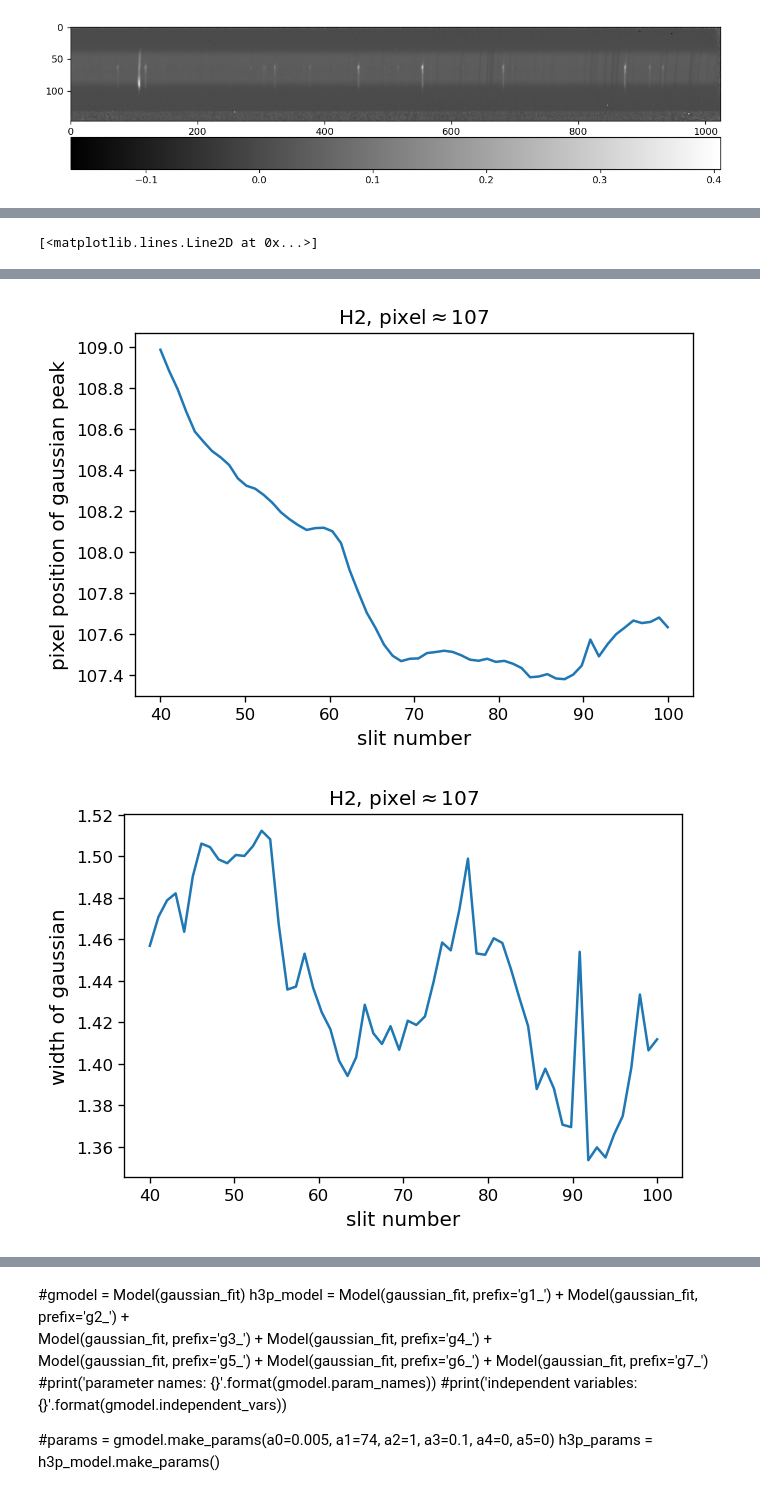
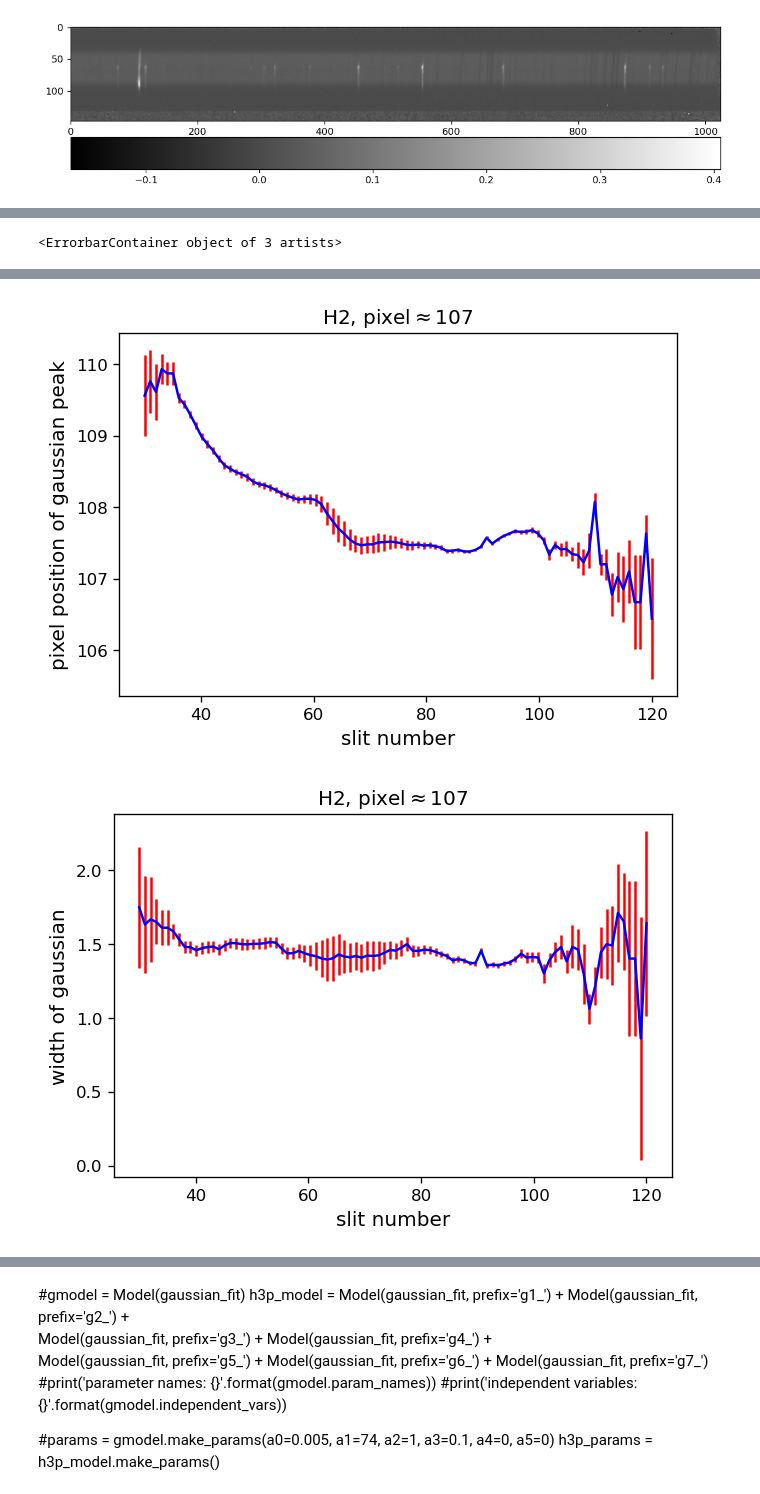
Before and after one commit to ruoyanwangdr/Dynamics-of-Jovian-Infrared-Auroral-Ionosphere-and-Thermosphere, a Jupyter notebook: h3p.ipynb, the cells around one changed output, grey strips where cells are left out. Cells and saved outputs as stored; diff of their text form; code cells hidden in the pictures.

Commit message:
Add errorbar and time converter

```diff
--- a/h3p.ipynb
+++ b/h3p.ipynb
@@ -148,62 +154,70 @@ plt.imshow(nirspec7_data_array[63-22], cmap='gist_gray')
 h2_model = Model(gaussian_fit)
 #print('parameter names: {}'.format(h2_model.param_names))
 #print('independent variables: {}'.format(h2_model.independent_vars))
-#print('-------------------------------------')
+
 
 # create parameters and add initial guess
 h2_params = h2_model.make_params()
-h2_params.add('a0', value=0.06)
+h2_params.add('a0', value=0.2)
 h2_params.add('a1', value=107)
 h2_params.add('a2', value=1)
 h2_params.add('a3', value=0)
 h2_params.add('a4', value=0)
 h2_params.add('a5', value=0)
 
+
 # create h2 lists for all slits
-h2_a0_all = []
-h2_a1_all = []
-h2_a2_all = []
-#h2_a3_all = []
-#h2_a4_all = []
-#h2_a5_all = []
+h2_a0 = []
+h2_a0_error = []
+h2_a1 = []
+h2_a1_error = []
+h2_a2 = []
+h2_a2_error = []
+
 
 # loop over all slits containing observed emission
 # and obtain fitting parameters of each slit
-# h2 emission ranges from approximately 40 to 100
-for i in range(100-40):
-    h2_all_result = h2_model.fit(sky_subtracted[i+40], h2_params, x=pixel)
-    h2_a0_all.append(h2_all_result.best_values.get('a0'))
-    h2_a1_all.append(h2_all_result.best_values.get('a1'))
-    h2_a2_all.append(h2_all_result.best_values.get('a2'))
-    #h2_a3_all.append(h2_all_result.best_values.get('a3'))
-    #h2_a4_all.append(h2_all_result.best_values.get('a4'))
-    #h2_a5_all.append(h2_all_result.best_values.get('a5'))
-h2_a0_all_array = np.array(h2_a0_all)
-h2_a1_all_array = np.array(h2_a1_all)
-h2_a2_all_array = np.array(h2_a2_all)
-#h2_a3_all_array = np.array(h2_a3_all)
-#h2_a4_all_array = np.array(h2_a4_all)
-#h2_a5_all_array = np.array(h2_a5_all)
+lower = 30
+upper = 120
+
+for i in range(lower, upper):
+    try:
+        h2_fit_result = h2_model.fit(sky_subtracted[i], h2_params, x=pixel)
+    except:
+        pass
+    h2_a0.append(h2_fit_result.params['a0'].value)
+    h2_a0_error.append(h2_fit_result.params['a0'].stderr)
+    h2_a1.append(h2_fit_result.params['a1'].value)
+    h2_a1_error.append(h2_fit_result.params['a1'].stderr)
+    h2_a2.append(h2_fit_result.params['a2'].value)
+    h2_a2_error.append(h2_fit_result.params['a2'].stderr)
+h2_a0_array = np.array(h2_a0)
+h2_a0_error_array = np.array(h2_a0_error)
+h2_a1_array = np.array(h2_a1)
+h2_a1_error_array = np.array(h2_a1_error)
+h2_a2_array = np.array(h2_a2)
+h2_a2_error_array = np.array(h2_a2_error)
+
 
 # plot computed fitting parameters against pixels
-h2_slit_number = np.linspace(40, 40+len(h2_a0_all_array), len(h2_a0_all_array))
+h2_slit_number = np.linspace(lower, lower+len(h2_a0_array), len(h2_a0_array))
 
 plt.figure(dpi=120)
 plt.title(r'H2, pixel$\approx$107')
 plt.xlabel('slit number', fontsize=12)
 plt.ylabel('height of gaussian', fontsize=12)
-plt.plot(h2_slit_number, h2_a0_all_array)
+plt.errorbar(h2_slit_number, h2_a0_array, yerr=h2_a0_error_array, ls='-', color='b', ecolor='r')
 
 plt.figure(dpi=120)
 plt.title(r'H2, pixel$\approx$107')
 plt.xlabel('slit number', fontsize=12)
 plt.ylabel('pixel position of gaussian peak', fontsize=12)
-plt.plot(h2_slit_number, h2_a1_all_array)
+plt.errorbar(h2_slit_number, h2_a1_array, yerr=h2_a1_error_array, ls='-', color='b', ecolor='r')
 
 plt.figure(dpi=120)
 plt.title(r'H2, pixel$\approx$107')
 plt.xlabel('slit number', fontsize=12)
 plt.ylabel('width of gaussian', fontsize=12)
-plt.plot(h2_slit_number, h2_a2_all_array)
+plt.errorbar(h2_slit_number, h2_a2_array, yerr=h2_a2_error_array, ls='-', color='b', ecolor='r')
 # %% [output]
-[<matplotlib.lines.Line2D at 0x...>]
+<ErrorbarContainer object of 3 artists>
@@ -211,2 +225,2 @@ plt.plot(h2_slit_number, h2_a2_all_array)
-[figure, old version]
+[figure, new version]
-[figure, old version]
+[figure, new version]
```
Also changed, not shown: parts of 12 cells of this notebook.
